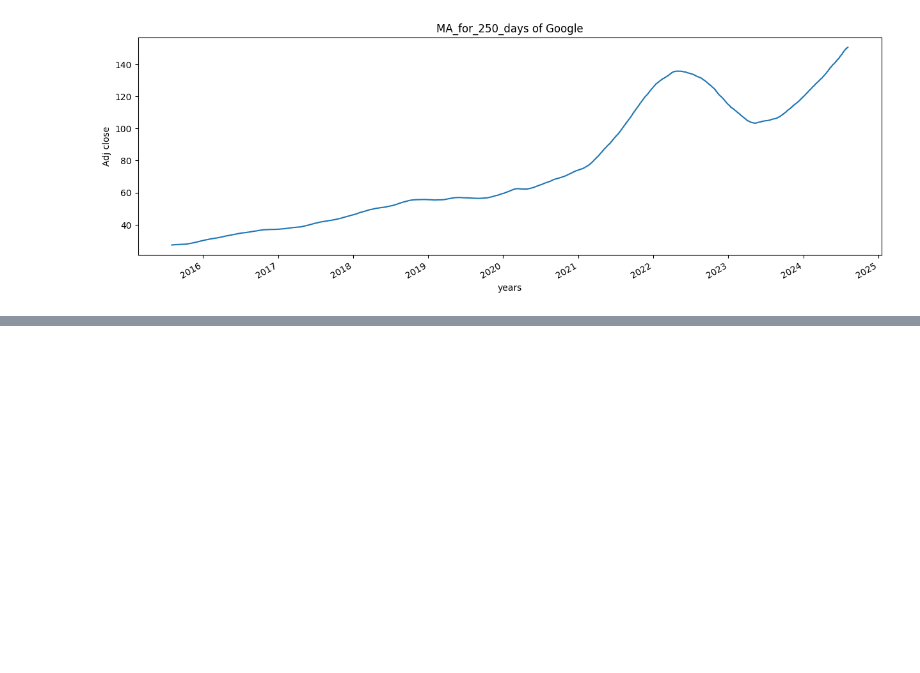
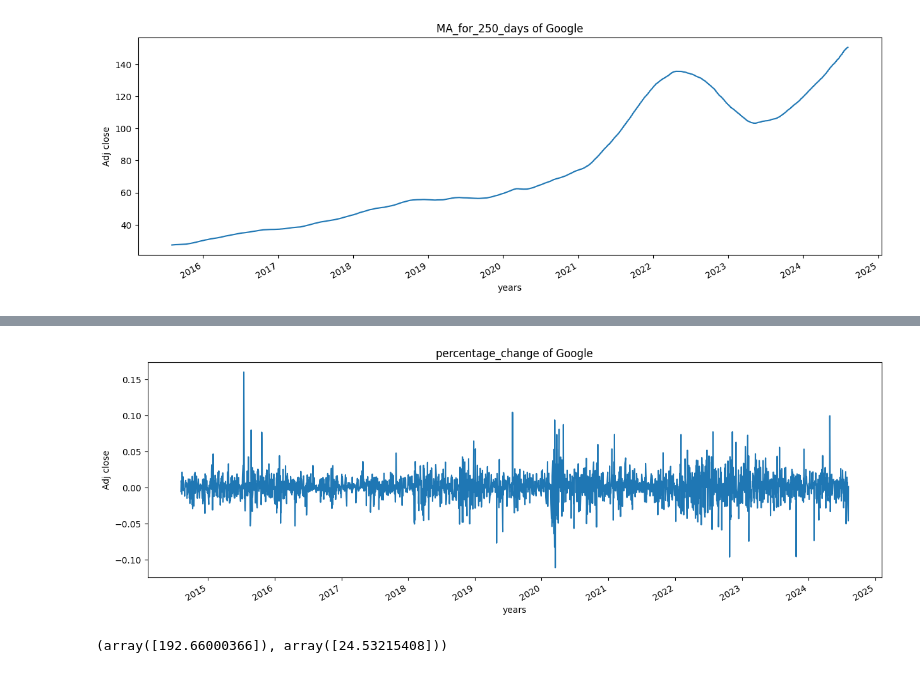
Before and after one commit to Roshan2059/stock-price-predictor-ML, a Jupyter notebook: stock-price.ipynb, the cells around one changed output, grey strips where cells are left out. Cells and saved outputs as stored; diff of their text form; code cells hidden in the pictures; blank space fills up the shorter version.

```diff
--- a/stock-price.ipynb
+++ b/stock-price.ipynb
@@ -181,0 +184,3 @@ plot_graph((15,5), google_data[['Adj Close', 'MA_for_250_days']], 'MA_for_250_da
+# %%
+google_data['percentage_change_cp'] = google_data['Adj Close'].pct_change()
+google_data[['Adj Close','percentage_change_cp']].head()
@@ -181,0 +195,4 @@ plot_graph((15,5), google_data[['Adj Close', 'MA_for_250_days']], 'MA_for_250_da
+# %%
+plot_graph((15,5), google_data['percentage_change_cp'], 'percentage_change')
+# %% [output]
+[figure, added]
@@ -181,0 +201,4 @@ plot_graph((15,5), google_data[['Adj Close', 'MA_for_250_days']], 'MA_for_250_da
+# %%
+max(Adj_close_price.values),min(Adj_close_price.values)
+# %% [output]
+(array([192.66000366]), array([24.53215408]))
```
Also changed, not shown: parts of 34 cells of this notebook, 1 other file.
